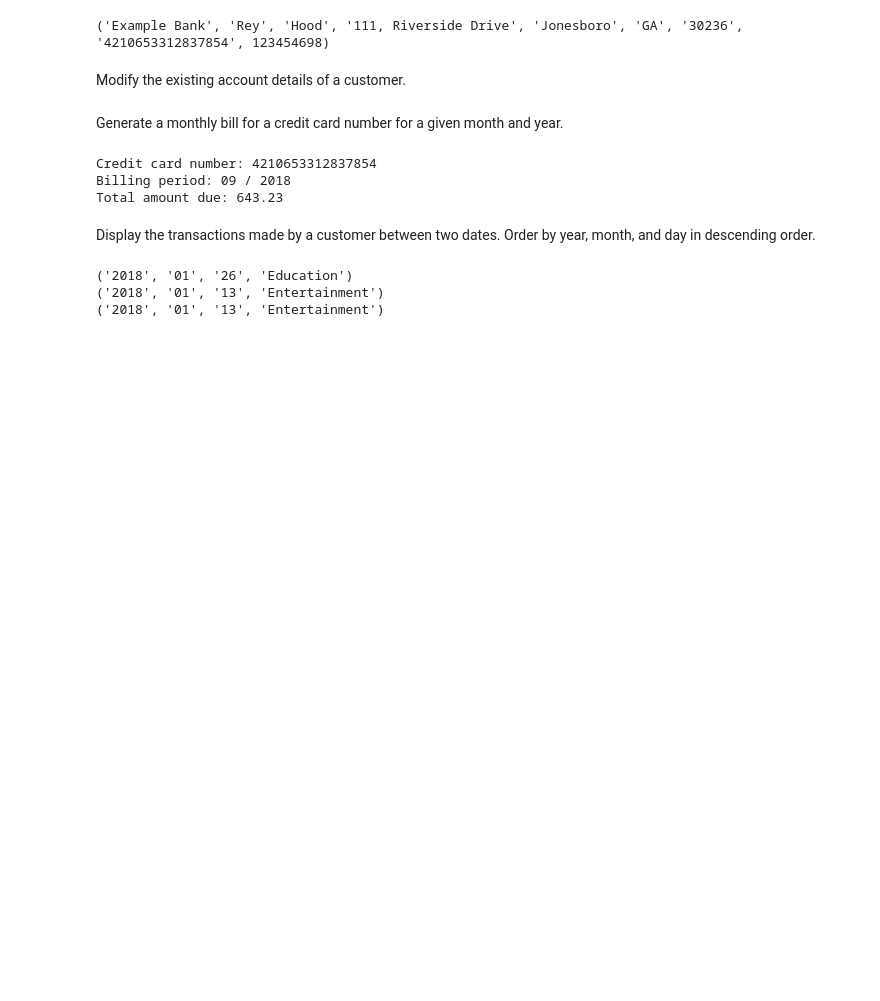
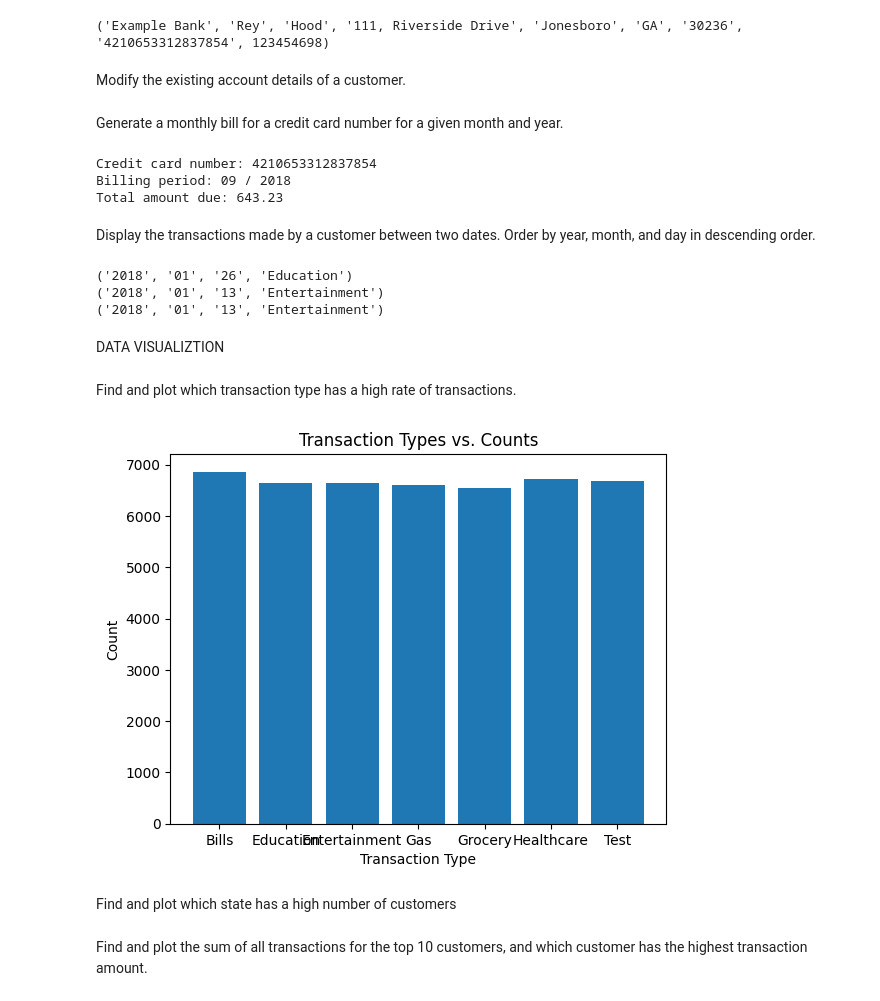
Before and after one commit to Semaj27/Capstone-Project, a Jupyter notebook: etl.ipynb, the cells around one changed output. Saved outputs shown, nothing was run; the diff lists cells and outputs as text; code cells hidden in the pictures; blank space fills up the shorter version.

Commit message:
DATA VISUALIZTION started

```diff
--- a/etl.ipynb
+++ b/etl.ipynb
@@ -333,3 +335,42 @@ display_transactions_by_date_range('123456100', start_timeid, end_timeid)
 ('2018', '01', '26', 'Education')
 ('2018', '01', '13', 'Entertainment')
 ('2018', '01', '13', 'Entertainment')
+# %% [markdown]
+DATA VISUALIZTION
+# %% [markdown]
+Find and plot which transaction type has a high rate of transactions.
+# %%
+mydb = mysql.connector.connect(
+    host="localhost",
+    user="root",
+    password="password",
+    database="creditcard_capstone"
+)
+mycursor = mydb.cursor()
+
+# Write the SQL query to get the count of each transaction type
+sql = "SELECT TRANSACTION_TYPE, COUNT(*) AS COUNT FROM CDW_SAPP_CREDIT GROUP BY TRANSACTION_TYPE"
+
+# Execute the query and fetch the results
+mycursor.execute(sql)
+result = mycursor.fetchall()
+
+# Extract the transaction types and their counts into separate lists
+transaction_types = [row[0] for row in result]
+counts = [row[1] for row in result]
+
+# Create a bar chart showing the count of each transaction type
+plt.bar(transaction_types, counts)
+plt.xlabel('Transaction Type')
+plt.ylabel('Count')
+plt.title('Transaction Types vs. Counts')
+plt.show()
+
+# Close the database connection
+mydb.close()
+# %% [output]
+[figure, added]
+# %% [markdown]
+Find and plot which state has a high number of customers
+# %% [markdown]
+Find and plot the sum of all transactions for the top 10 customers, and which customer has the highest transaction amount.
```
Also changed, not shown: parts of 2 cells of this notebook, 1 other file.
